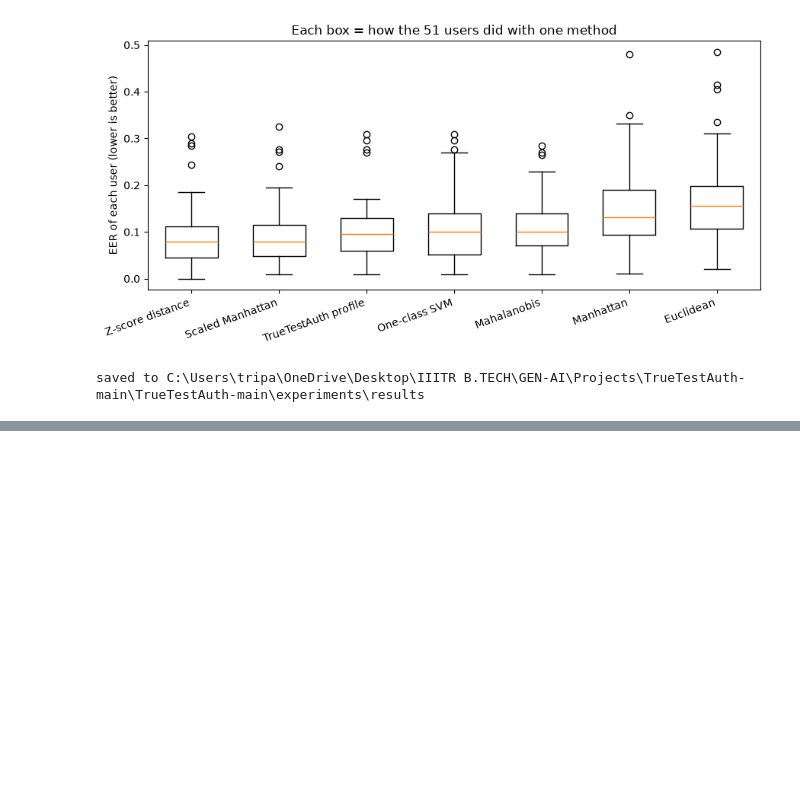
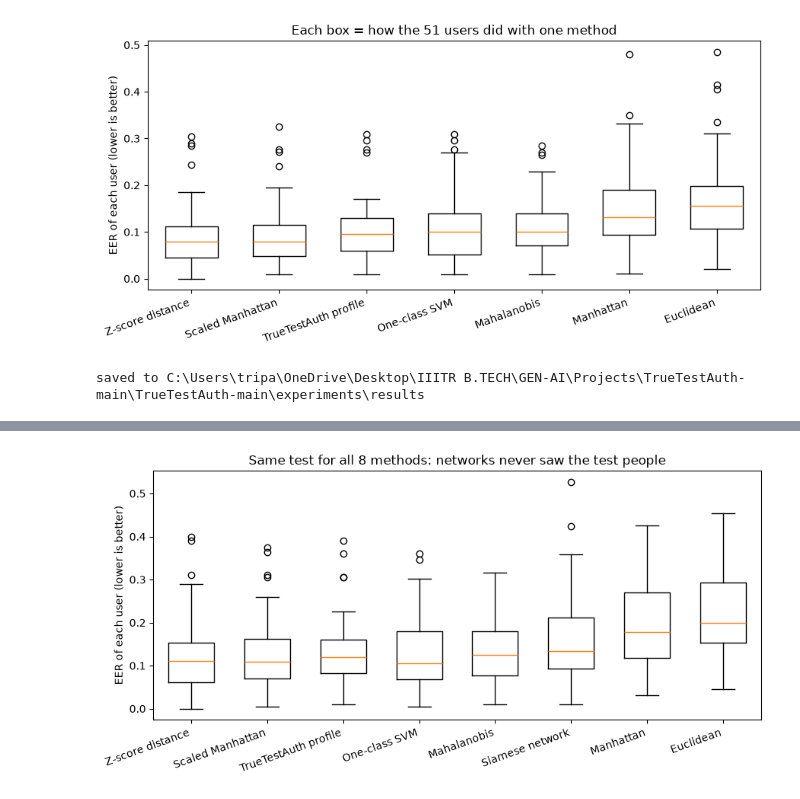
Before and after one commit to erharsh2104/TrueTestAuth, a Jupyter notebook: experiments/keystroke_verification.ipynb, the cells around one changed output, grey strips where cells are left out. Cells and saved outputs as stored; diff of their text form; code cells hidden in the pictures; blank space fills up the shorter version.

```diff
--- a/experiments/keystroke_verification.ipynb
+++ b/experiments/keystroke_verification.ipynb
@@ -371,0 +462,4 @@ saved to C:\Users\tripa\OneDrive\Desktop\IIITR B.TECH\GEN-AI\Projects\TrueTestAu
+# %%
+def contrastive_loss(emb_a, emb_b, same, margin=1.0):
+    d = ((emb_a - emb_b).pow(2).sum(dim=1) + 1e-9).sqrt()      # distance between the two fingerprints
+    return (same * d ** 2 + (1 - same) * F.relu(margin - d) ** 2).mean()
@@ -371,0 +516,20 @@ saved to C:\Users\tripa\OneDrive\Desktop\IIITR B.TECH\GEN-AI\Projects\TrueTestAu
+# %%
+seeds = [0, 1, 2]
+rows = []
+for k, test_users in enumerate(groups):
+    train_users = [u for u in users if u not in test_users]           # the network never sees these test people
+    all_methods = dict(methods)                                       # the 7 old methods
+    for s in seeds:
+        all_methods[f"Siamese run {s}"] = train_siamese(train_users, seed=s)
+
+    for owner in test_users:
+        owner_attempts = attempts_by_user[owner]
+        train_o, genuine_o = owner_attempts[:200], owner_attempts[200:]
+        impostor_o = np.vstack([attempts_by_user[u][:25] for u in test_users if u != owner])
+        for name, method in all_methods.items():
+            score = method(train_o)
+            eer, frr_at_far1 = eer_and_frr(score(genuine_o), score(impostor_o))
+            rows.append({"method": name, "user": owner, "EER": eer, "FRR at FAR 1%": frr_at_far1})
+    print(f"round {k + 1}/5 done")
+
+fair = pd.DataFrame(rows)
@@ -371,0 +556,7 @@ saved to C:\Users\tripa\OneDrive\Desktop\IIITR B.TECH\GEN-AI\Projects\TrueTestAu
+# %%
+fair["method"] = fair.method.where(~fair.method.str.startswith("Siamese run"), "Siamese network")
+fair = fair.groupby(["method", "user"], as_index=False)[["EER", "FRR at FAR 1%"]].mean()   # average the 3 runs
+
+summary_fair = (fair.groupby("method")[["EER", "FRR at FAR 1%"]].mean().sort_values("EER") * 100).round(2)
+summary_fair.columns = ["average EER (%)", "FRR when FAR is 1% (%)"]
+summary_fair
@@ -371,0 +574,15 @@ saved to C:\Users\tripa\OneDrive\Desktop\IIITR B.TECH\GEN-AI\Projects\TrueTestAu
+# %%
+order = list(summary_fair.index)
+plt.figure(figsize=(9, 4.5))
+plt.boxplot([fair[fair.method == m].EER for m in order], widths=0.6)
+plt.xticks(range(1, len(order) + 1), order, rotation=20, ha="right")
+plt.ylabel("EER of each user (lower is better)")
+plt.title("Same test for all 8 methods: networks never saw the test people")
+plt.tight_layout()
+plt.savefig("results/results_siamese_boxplot.png", dpi=140)
+plt.show()
+
+fair.to_csv("results/results_siamese_per_user.csv", index=False)
+summary_fair.to_csv("results/results_siamese_summary.csv")
+# %% [output]
+[figure, added]
```
Also changed, not shown: parts of 19 cells of this notebook, 5 other files.
